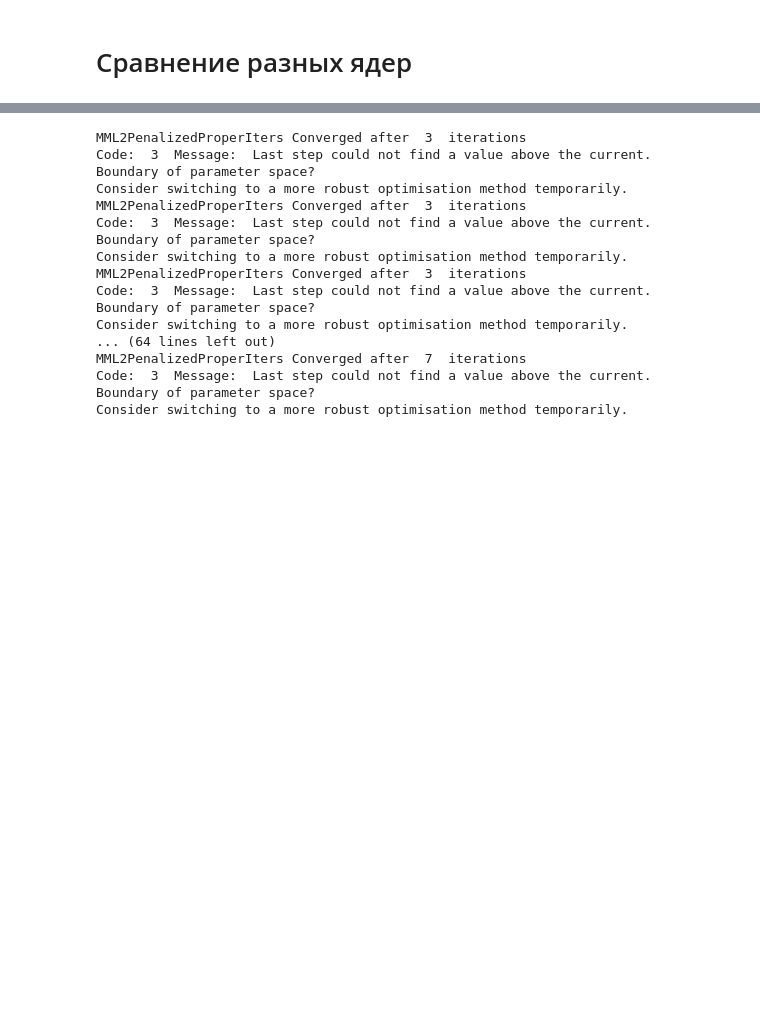
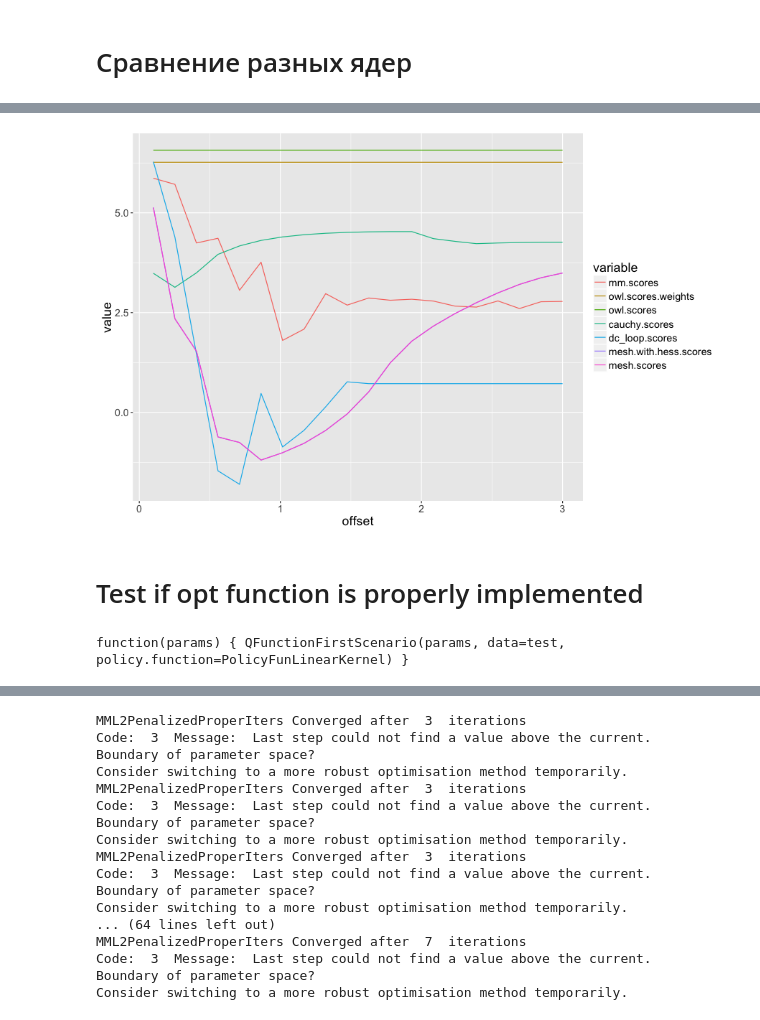
Before and after one commit to bestxolodec/DTR, a Jupyter notebook: notebooks/CompareKernels.ipynb, the cells around one changed output, grey strips where cells are left out. Cells and saved outputs as stored; diff of their text form; code cells hidden in the pictures; blank space fills up the shorter version.

```diff
--- a/notebooks/CompareKernels.ipynb
+++ b/notebooks/CompareKernels.ipynb
@@ -48,5 +48,5 @@ GetScoreForEachParamSet <- function(hyp.grid, opt.fname, opt.fparams, score.func
         opt.results[[i]] <- do.call(opt.fname, opt.modified.params)
         stat.list[[i]] <-  score.func(opt.results[[i]])
     }
-    return (stat.list)
+    return (unlist(stat.list))
 }
@@ -53,7 +59,8 @@ GetScoreForEachParamSet <- function(hyp.grid, opt.fname, opt.fparams, score.func
 # %% [markdown]
 # Сравнение разных ядер
 # %%
-offset.grid <- seq(0.05, 2, length.out = 40)
-offset.grid <- c(0.4, 0.35, 0.3, 0.25, 0.2, 0.15, 0.1)
+offset.grid <- seq(0.1, 3, length.out = 20)
+offset.grid <- lseq(0.1, 35, 20)
+# offset.grid <- c(0.4, 0.35, 0.3, 0.25, 0.2, 0.15, 0.1)
 lambda.grid <- lambda
 hyperparams.grid <- expand.grid(offset=offset.grid ) # , lambda=lambda.grid )
@@ -59,0 +70,23 @@ hyperparams.grid <- expand.grid(offset=offset.grid ) # , lambda=lambda.grid )
+# %%
+init.pars = GetInitPars(train, q = 0.6)
+opt.params <- list("opt.func"=DCOptimizeWithMML2PenalizedProperIters, "tolerance"=1e-7, "init.pars"=init.pars, "approximation.eps"=1e-7)
+param.list <- list(obs.data = train, offset = offset, policy.function = PolicyFunLinearKernel, lambda=lambda, opt.hyperparams=opt.params)
+mm.scores = GetScoreForEachParamSet(hyperparams.grid, "OptimizeParamsOfPolicyFunction", param.list, ScoreFunction)
+# owl scores as quantile regression on upper 1 - q quantile of initial data
+owl.scores = GetScoreForEachParamSet(hyperparams.grid, "GetOwlParams", list(data=train, lambda=lambda, weights = F), ScoreFunction)
+owl.scores.weights = GetScoreForEachParamSet(hyperparams.grid, "GetOwlParams", list(data=train, lambda=lambda, weights = T), ScoreFunction)
+# cauchy optimization using Newton Raphson algorithm
+opt.params = list("opt.func"=NROptimize, "init.pars"=init.pars,  "func"=CauchyObjFunc.2max, "func.grad"=CauchyObjFunc.grad.2max, "func.hess"=CauchyObjFunc.hess.2max)
+param.list <- list(obs.data = train, offset = offset, policy.function = PolicyFunLinearKernel, lambda=lambda, opt.hyperparams=opt.params)
+cauchy.scores <- GetScoreForEachParamSet(hyperparams.grid, "OptimizeParamsOfPolicyFunction", param.list, ScoreFunction)
+# OWL solution using dc_loop function from kosorok code
+dc_loop.param.list <- list(obs.data = train, offset = offset,  lambda=lambda, init.pars=init.pars)
+dc_loop.scores <- GetScoreForEachParamSet(hyperparams.grid, "GetDCOwlParam", dc_loop.param.list, ScoreFunction)
+# meshalkin loss function scores using Newton Raphson algorithm with precise hessian
+opt.params = list("opt.func"=NROptimize, "init.pars"=init.pars,  "func"=MeshalkinObjFunc.2max, "func.grad"=MeshalkinObjFunc.grad.2max, "func.hess"=MeshalkinObjFunc.hess.2max)
+param.list <- list(obs.data = train, offset = offset, policy.function = PolicyFunLinearKernel, lambda=lambda, opt.hyperparams=opt.params)
+mesh.with.hess.scores <- GetScoreForEachParamSet(hyperparams.grid, "OptimizeParamsOfPolicyFunction", param.list, ScoreFunction)
+# meshalkin loss function scores using Newton Raphson algorithm with numeric hessian
+opt.params = list("opt.func"=NROptimize, "init.pars"=init.pars,  "func"=MeshalkinObjFunc.2max, "func.grad"=MeshalkinObjFunc.grad.2max)
+param.list <- list(obs.data = train, offset = offset, policy.function = PolicyFunLinearKernel, lambda=lambda, opt.hyperparams=opt.params)
+mesh.scores <- GetScoreForEachParamSet(hyperparams.grid, "OptimizeParamsOfPolicyFunction", param.list, ScoreFunction)
@@ -60 +111,13 @@ hyperparams.grid <- expand.grid(offset=offset.grid ) # , lambda=lambda.grid )
+# %%
+stat.results <- t(rbind(t(hyperparams.grid), mm.scores, owl.scores.weights,  owl.scores, cauchy.scores,
+                        dc_loop.scores, mesh.with.hess.scores, mesh.scores))
+ggplot(melt(data.frame(stat.results ), id.vars = "offset"), aes(x=offset, y=value, colour=variable)) + geom_line() + theme(text = element_text(size=16))
+# %% [output]
+[figure, added]
+# %% [markdown]
+# Test if opt function is properly implemented
+# %%
+ScoreFunctionFunctionFunction
+# %% [output]
+function(params) { QFunctionFirstScenario(params, data=test, policy.function=PolicyFunLinearKernel) }
 # %%
```
Also changed, not shown: parts of 52 cells of this notebook, 1 other file.
